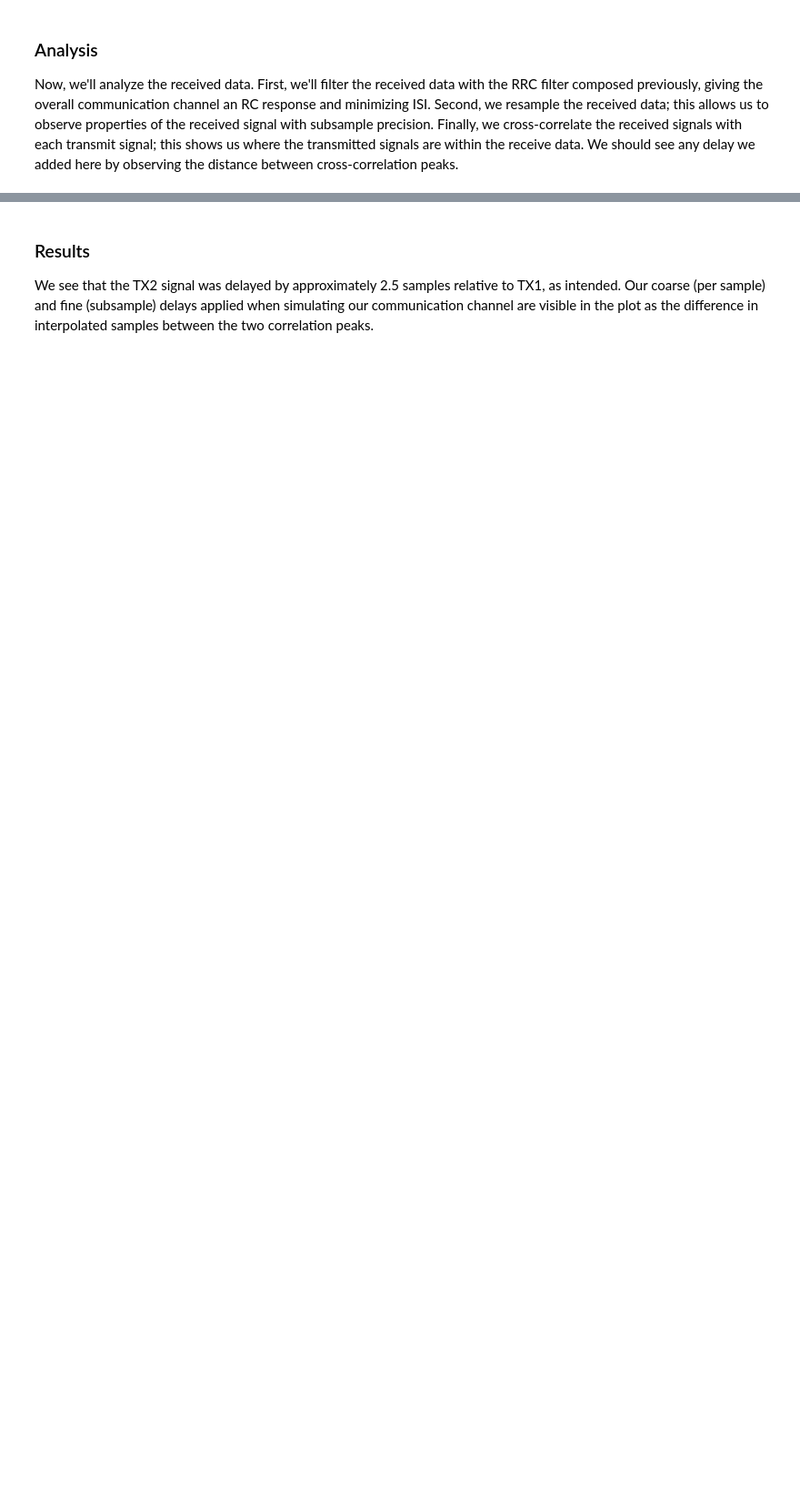
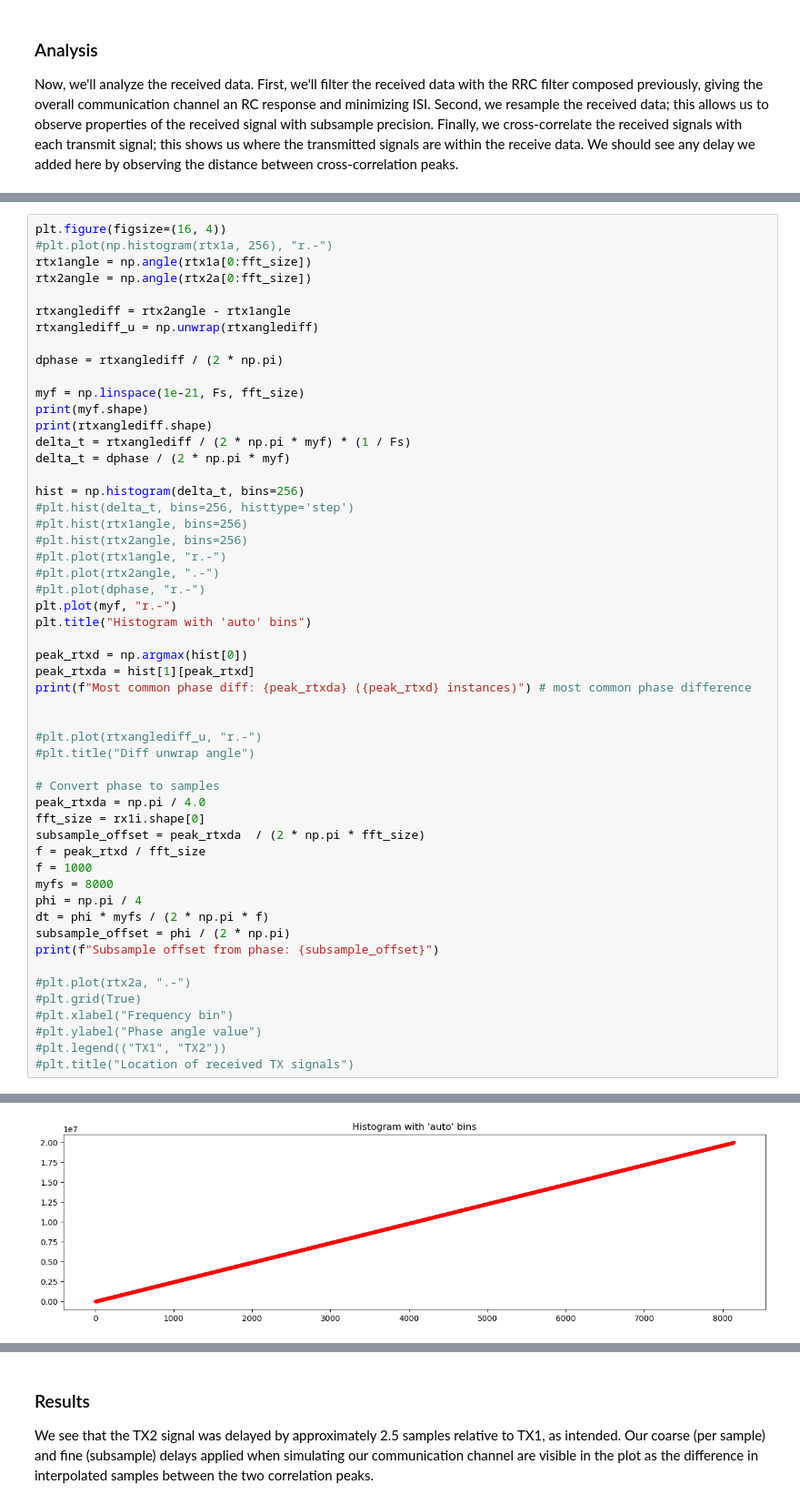
Before and after one commit to Patater/dsp-notebooks, a Jupyter notebook: qpsk-sync/qpsk-sync.ipynb, the cells around one changed output, grey strips where cells are left out. Shown at 91% size. Drawn from its saved outputs; the diff is of its cells as text; blank space fills up the shorter version.

```diff
--- a/qpsk-sync/qpsk-sync.ipynb
+++ b/qpsk-sync/qpsk-sync.ipynb
@@ -294,0 +340,54 @@ rtx2 = np.abs(signal.correlate(rx1i, tx2i, "valid"))
+# %%
+plt.figure(figsize=(16, 4))
+#plt.plot(np.histogram(rtx1a, 256), "r.-")
+rtx1angle = np.angle(rtx1a[0:fft_size])
+rtx2angle = np.angle(rtx2a[0:fft_size])
+
+rtxanglediff = rtx2angle - rtx1angle
+rtxanglediff_u = np.unwrap(rtxanglediff)
+
+dphase = rtxanglediff / (2 * np.pi)
+
+myf = np.linspace(1e-21, Fs, fft_size)
+print(myf.shape)
+print(rtxanglediff.shape)
+delta_t = rtxanglediff / (2 * np.pi * myf) * (1 / Fs)
+delta_t = dphase / (2 * np.pi * myf)
+
+hist = np.histogram(delta_t, bins=256)
+#plt.hist(delta_t, bins=256, histtype='step')
+#plt.hist(rtx1angle, bins=256)
+#plt.hist(rtx2angle, bins=256)
+#plt.plot(rtx1angle, "r.-")
+#plt.plot(rtx2angle, ".-")
+#plt.plot(dphase, "r.-")
+plt.plot(myf, "r.-")
+plt.title("Histogram with 'auto' bins")
+
+peak_rtxd = np.argmax(hist[0])
+peak_rtxda = hist[1][peak_rtxd]
+print(f"Most common phase diff: {peak_rtxda} ({peak_rtxd} instances)") # most common phase difference
+
+
+#plt.plot(rtxanglediff_u, "r.-")
+#plt.title("Diff unwrap angle")
+
+# Convert phase to samples
+peak_rtxda = np.pi / 4.0
+fft_size = rx1i.shape[0]
+subsample_offset = peak_rtxda  / (2 * np.pi * fft_size)
+f = peak_rtxd / fft_size
+f = 1000
+myfs = 8000
+phi = np.pi / 4
+dt = phi * myfs / (2 * np.pi * f)
+subsample_offset = phi / (2 * np.pi)
+print(f"Subsample offset from phase: {subsample_offset}")
+
+#plt.plot(rtx2a, ".-")
+#plt.grid(True)
+#plt.xlabel("Frequency bin")
+#plt.ylabel("Phase angle value")
+#plt.legend(("TX1", "TX2"))
+#plt.title("Location of received TX signals")
+# %% [output]
@@ -295,2 +398,3 @@ rtx2 = np.abs(signal.correlate(rx1i, tx2i, "valid"))
+[figure, added]
 # %%
 plt.figure(figsize=(16, 4))
```
Also changed, not shown: parts of 13 cells of this notebook.
